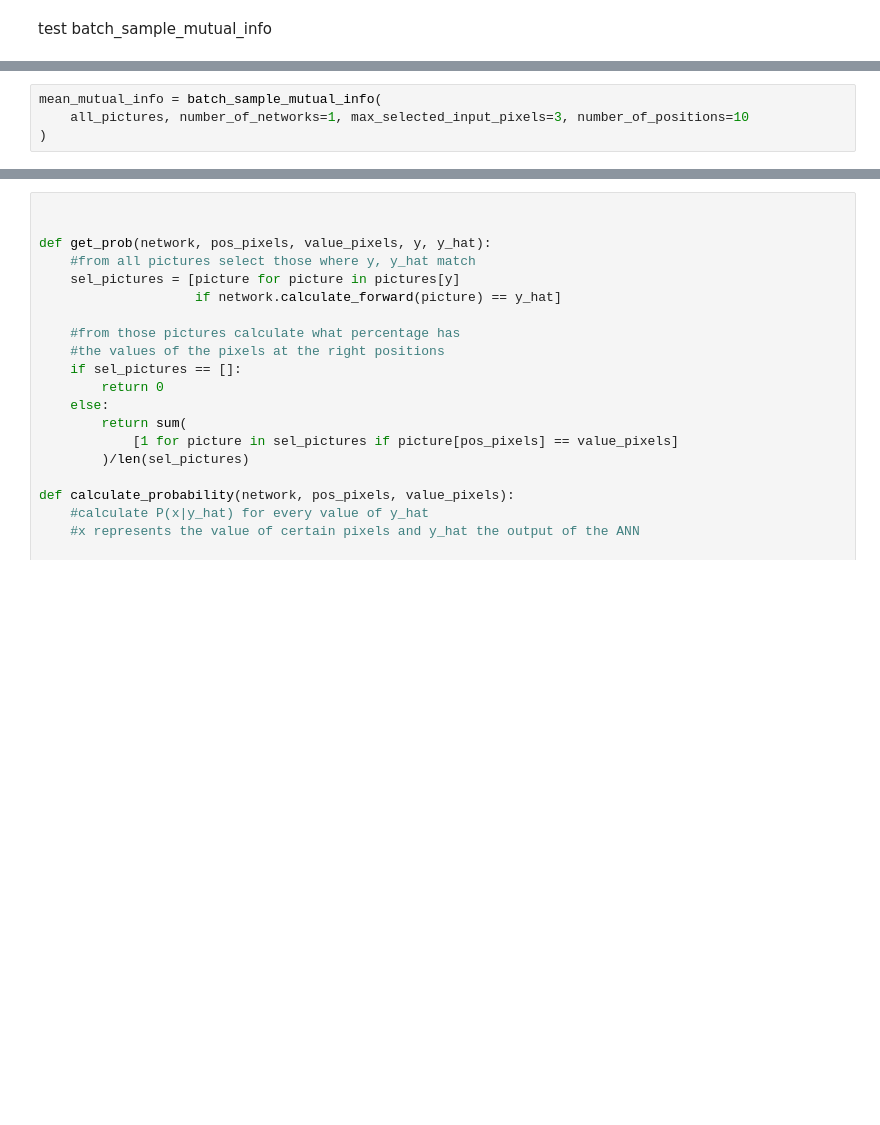
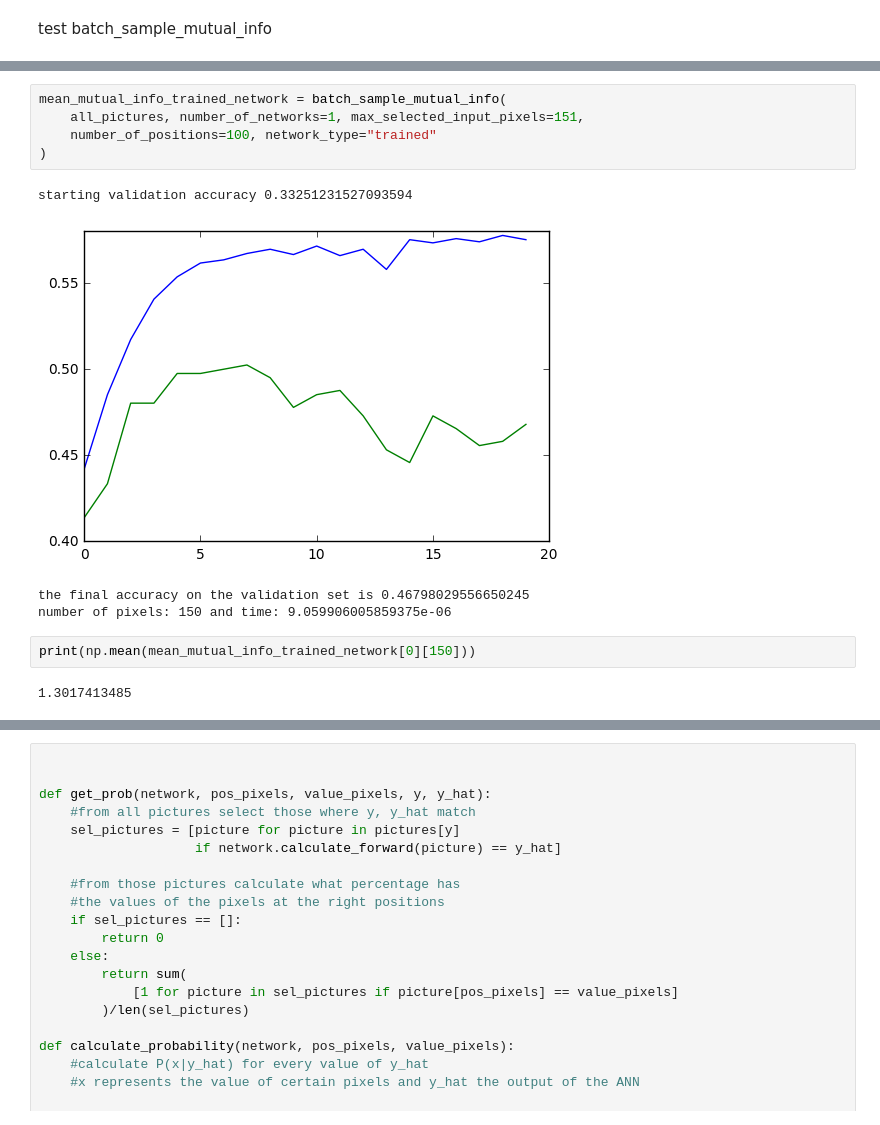
Before and after one commit to cjidboon94/master_thesis, a Jupyter notebook: research_mutual_info.ipynb, the cells around one changed output, grey strips where cells are left out. Drawn from its saved outputs; the diff is of its cells as text; blank space fills up the shorter version.

```diff
--- a/research_mutual_info.ipynb
+++ b/research_mutual_info.ipynb
@@ -394,4 +558,14 @@ test batch_sample_mutual_info
 # %%
-mean_mutual_info = batch_sample_mutual_info(
-    all_pictures, number_of_networks=1, max_selected_input_pixels=3, number_of_positions=10
+mean_mutual_info_trained_network = batch_sample_mutual_info(
+    all_pictures, number_of_networks=1, max_selected_input_pixels=151,
+    number_of_positions=100, network_type="trained"
 )
+# %% [output]
+starting validation accuracy 0.33251231527093594
+[figure, added]
+the final accuracy on the validation set is 0.46798029556650245
+number of pixels: 150 and time: 9.059906005859375e-06
+# %%
+print(np.mean(mean_mutual_info_trained_network[0][150]))
+# %% [output]
+1.3017413485
```
Also changed, not shown: parts of 21 cells of this notebook.
